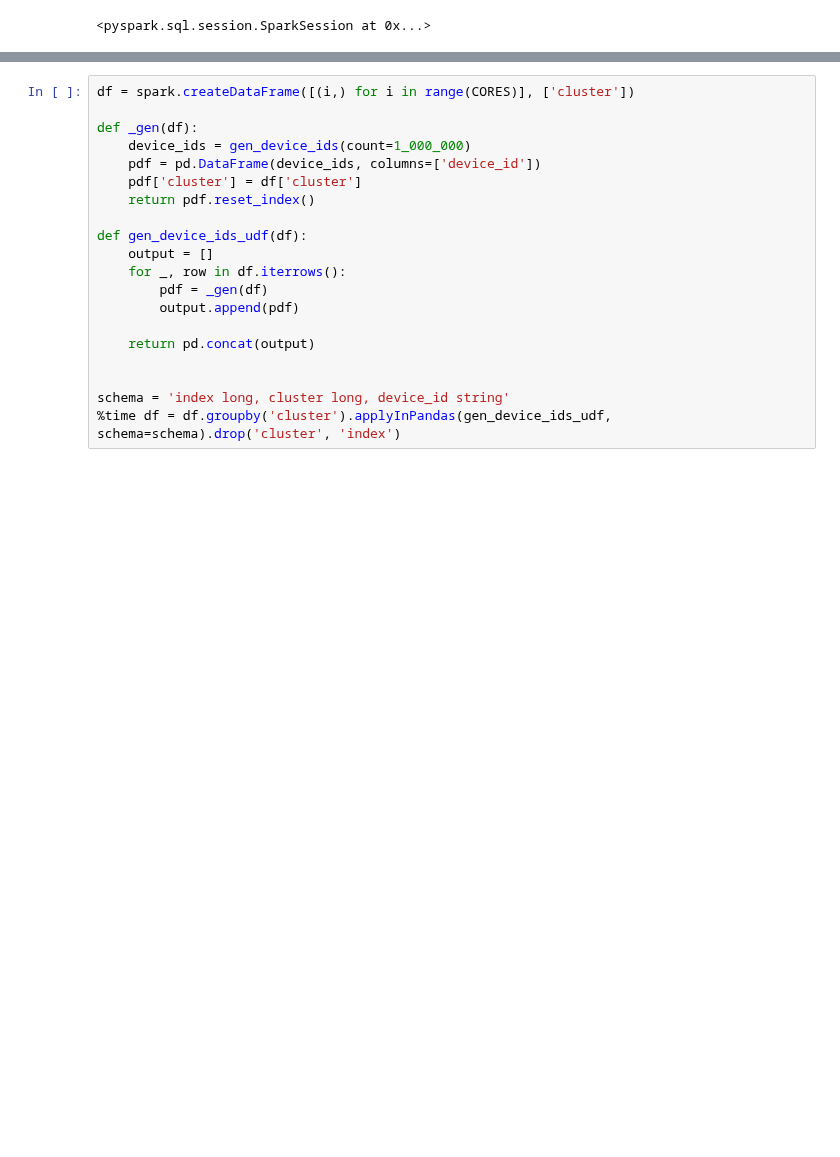
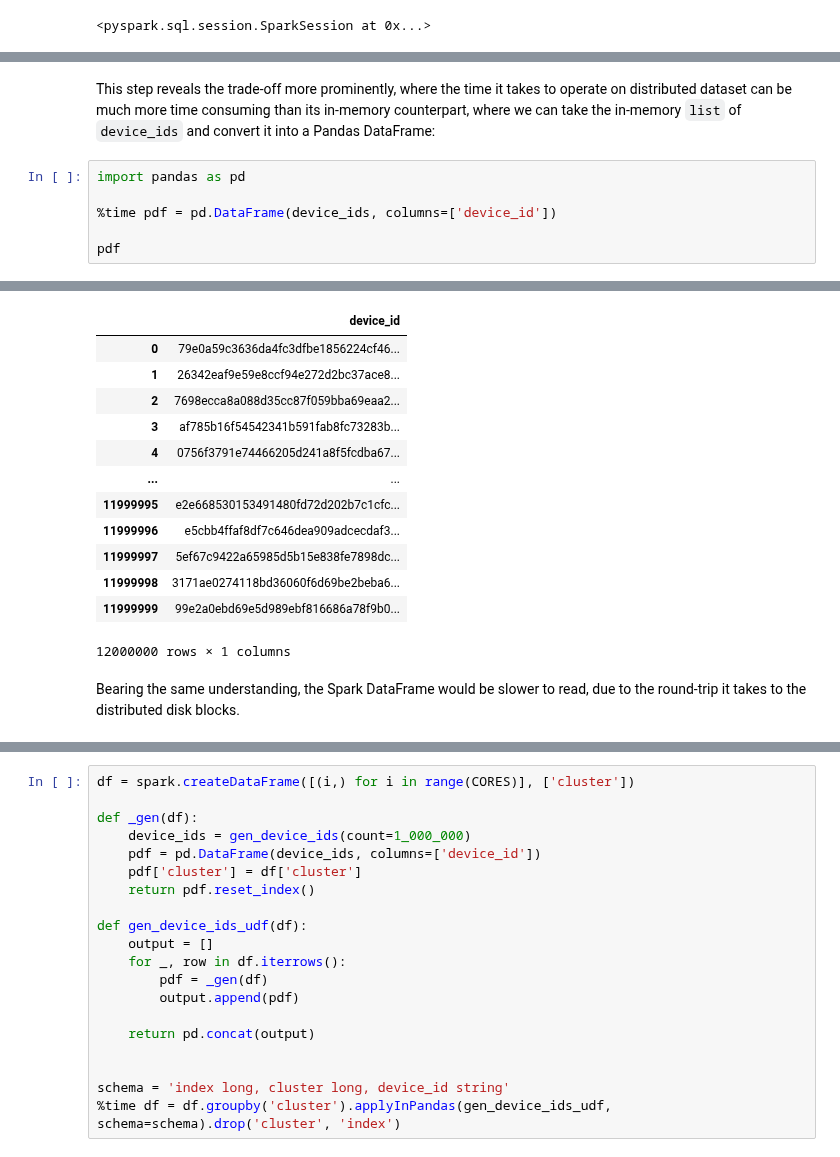
Before and after one commit to EQWorks/python-curriculum, a Jupyter notebook: data-analysis/14-distributed-computation.ipynb, the cells around one changed output, grey strips where cells are left out. Saved outputs shown, nothing was run; the diff lists cells and outputs as text; blank space fills up the shorter version.

```diff
--- a/data-analysis/14-distributed-computation.ipynb
+++ b/data-analysis/14-distributed-computation.ipynb
@@ -194,0 +225,9 @@ Wall time: 6.08 s
+# %% [markdown]
+This step reveals the trade-off more prominently, where the time it takes to operate on distributed dataset can be much more time consuming than its in-memory counterpart, where we can take the in-memory `list` of `device_ids` and convert it into a Pandas DataFrame:
+# %%
+import pandas as pd
+
+%time pdf = pd.DataFrame(device_ids, columns=['device_id'])
+
+pdf
+# %% [output]
@@ -195,3 +236,18 @@ Wall time: 6.08 s
+|  | device_id |
+| 0 | 79e0a59c3636da4fc3dfbe1856224cf46... |
+| 1 | 26342eaf9e59e8ccf94e272d2bc37ace8... |
+| 2 | 7698ecca8a088d35cc87f059bba69eaa2... |
+| 3 | af785b16f54542341b591fab8fc73283b... |
+| 4 | 0756f3791e74466205d241a8f5fcdba67... |
+| ... | ... |
+| 11999995 | e2e668530153491480fd72d202b7c1cfc... |
+| 11999996 | e5cbb4ffaf8df7c646dea909adcecdaf3... |
+| 11999997 | 5ef67c9422a65985d5b15e838fe7898dc... |
+| 11999998 | 3171ae0274118bd36060f6d69be2beba6... |
+| 11999999 | 99e2a0ebd69e5d989ebf816686a78f9b0... |
+12000000 rows × 1 columns
+# %% [markdown]
+Bearing the same understanding, the Spark DataFrame would be slower to read, due to the round-trip it takes to the distributed disk blocks.
 # %%
 %time df.show()
 # %% [output]
```
Also changed, not shown: parts of 32 cells of this notebook.
